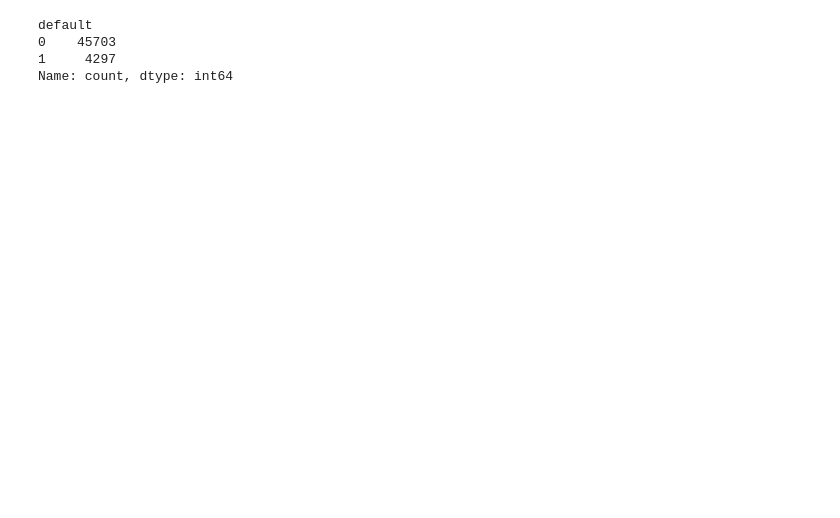
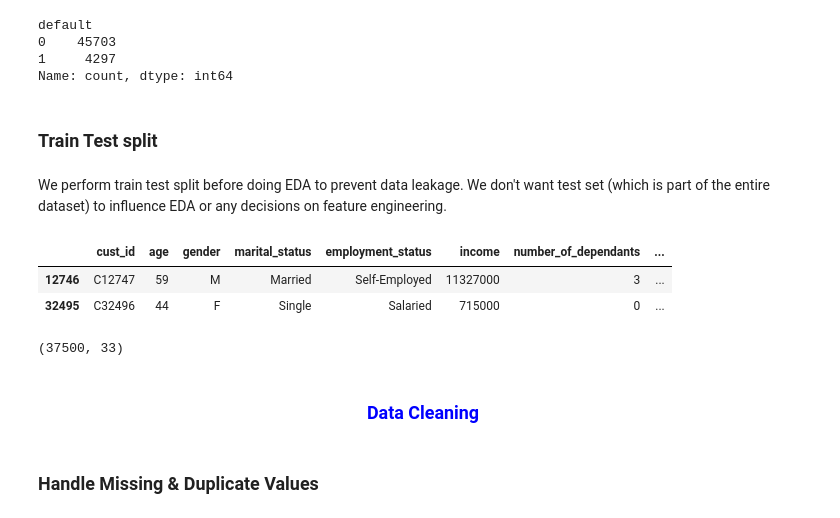
Before and after one commit to bukky300/ml-project-credit-risk-model, a Jupyter notebook: notebooks/credit-risk-model.ipynb, the cells around one changed output. Cells and saved outputs as stored; diff of their text form; code cells hidden in the pictures; blank space fills up the shorter version.

Commit message:
implemented data cleaning

```diff
--- a/notebooks/credit-risk-model.ipynb
+++ b/notebooks/credit-risk-model.ipynb
@@ -76,3 +76,29 @@ default
 0    45703
 1     4297
 Name: count, dtype: int64
+# %% [markdown]
+### Train Test split
+# %% [markdown]
+We perform train test split before doing EDA to prevent data leakage. We don't want test set (which is part of the entire dataset) to influence EDA or any decisions on feature engineering.
+# %%
+X = df.drop("default", axis="columns")
+y = df['default']
+
+X_train,X_test,y_train,y_test=train_test_split(X,y,stratify=y,test_size=0.25,random_state=42)
+
+df_train = pd.concat([X_train, y_train], axis="columns")
+df_test = pd.concat([X_test, y_test], axis="columns")
+
+df_train.head(2)
+# %% [output]
+|  | cust_id | age | gender | marital_status | employment_status | income | number_of_dependants | ... |
+| 12746 | C12747 | 59 | M | Married | Self-Employed | 11327000 | 3 | ... |
+| 32495 | C32496 | 44 | F | Single | Salaried | 715000 | 0 | ... |
+# %%
+df_train.shape
+# %% [output]
+(37500, 33)
+# %% [markdown]
+<h3 align="center" style="color:blue">Data Cleaning</h3>
+# %% [markdown]
+### Handle Missing & Duplicate Values
```
Also changed, not shown: parts of 23 cells of this notebook.
